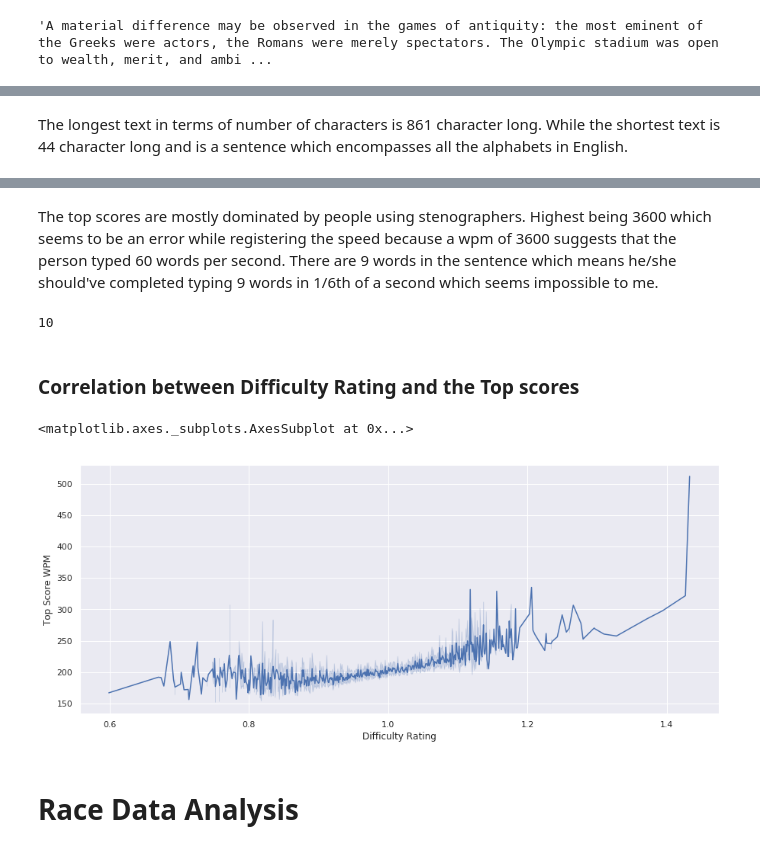
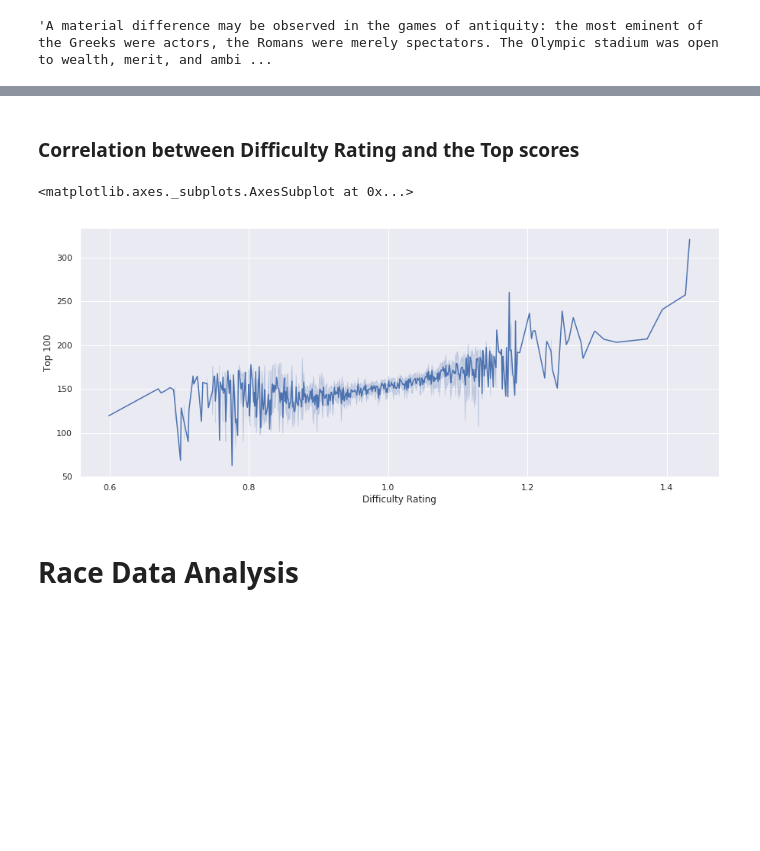
Before and after one commit to nirajpandkar/typeracer-analysis, a Jupyter notebook: text_eda.ipynb, the cells around one changed output, grey strips where cells are left out. Saved outputs shown, nothing was run; the diff lists cells and outputs as text; code cells hidden in the pictures; blank space fills up the shorter version.

```diff
--- a/text_eda.ipynb
+++ b/text_eda.ipynb
@@ -78,5 +76,3 @@ df_text.sort_values(by="Length", ascending=True).head()
-# %% [markdown]
-The longest text in terms of number of characters is 861 character long. While the shortest text is 44 character long and is a sentence which encompasses all the alphabets in English.
 # %%
 df_text.sort_values(by="Top Score WPM", ascending=False).head()
 # %% [output]
@@ -86,12 +82,6 @@ df_text.sort_values(by="Top Score WPM", ascending=False).head()
 | 2862 | 3640232 | I don't know where you're going a... | 203 | 3417 | 1.106 | 184.39 | 104.56 | 344.80 | ... |
 | 3058 | 3640461 | There are many things that I woul... | 75 | 4565 | 1.206 | 207.36 | 117.15 | 335.07 | ... |
 | 2717 | 3622467 | What you need to learn, children,... | 167 | 6250 | 1.118 | 186.41 | 100.43 | 331.68 | ... |
-# %% [markdown]
-The top scores are mostly dominated by people using stenographers. Highest being 3600 which seems to be an error while registering the speed because a wpm of 3600 suggests that the person typed 60 words per second. There are 9 words in the sentence which means he/she should've completed typing 9 words in 1/6th of a second which seems impossible to me.
-# %%
-df_text.sort_values(by="Top Score WPM", ascending=False)["Text"].values[1].split().__len__()
-# %% [output]
-10
 # %% [markdown]
 ### Correlation between Difficulty Rating and the Top scores
 # %%
@@ -99,10 +89,10 @@ df_text.sort_values(by="Top Score WPM", ascending=False)["Text"].values[1].split
 df_text = df_text.drop(df_text[df_text['Top Score WPM'] == 3600].index)
 # %%
 fig, ax = plt.subplots(figsize=(15,6))
-sns.lineplot(ax=ax, x='Difficulty Rating', y='Top Score WPM', data=df_text)
+sns.lineplot(ax=ax, x='Difficulty Rating', y='Top 100', data=df_text)
 # %% [output]
 <matplotlib.axes._subplots.AxesSubplot at 0x...>
-[figure, old version]
+[figure, new version]
 # %% [markdown]
 # Race Data Analysis
 # %%
```
Also changed, not shown: parts of 28 cells of this notebook.
